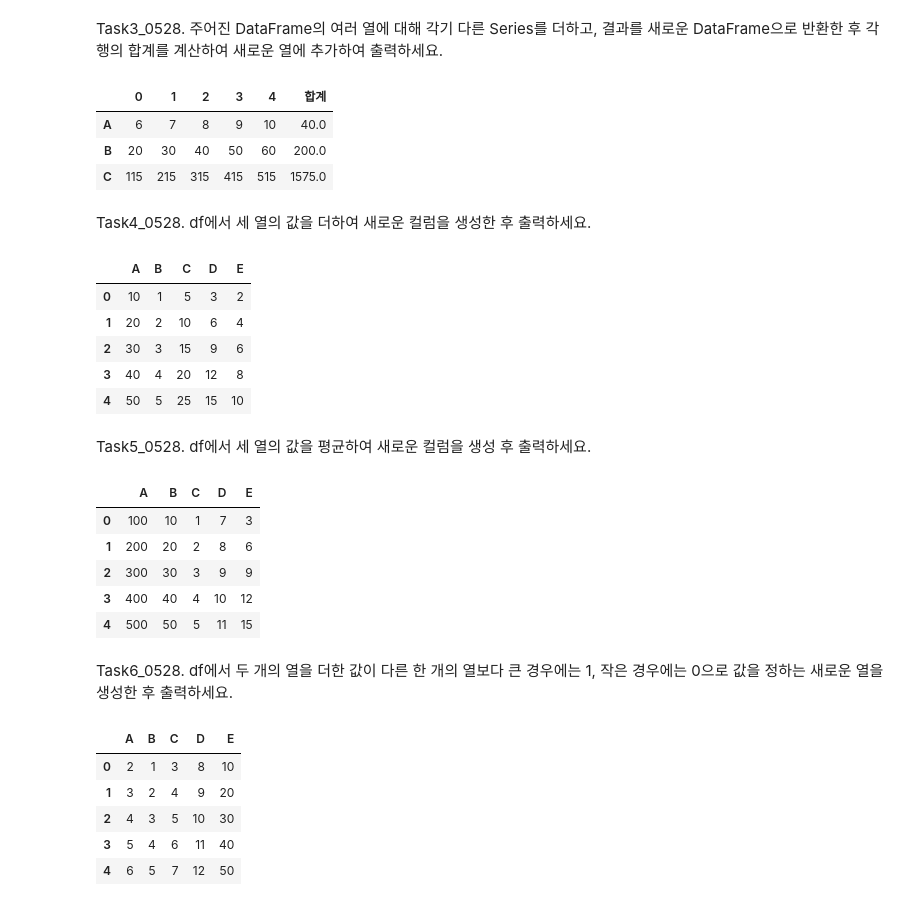
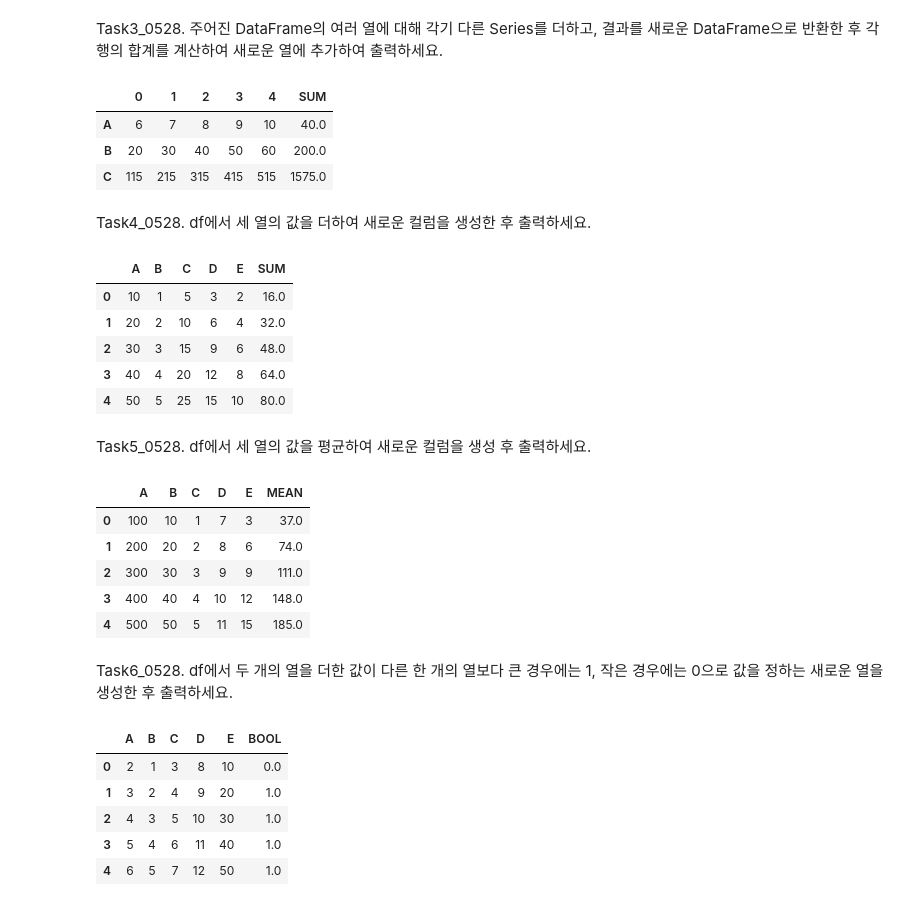
Before and after one commit to Kimhang-KDT/kita_2404, a Jupyter notebook: m3_분석 라이브러리/m3_20240528_Task.ipynb, the cells around one changed output. Saved outputs shown, nothing was run; the diff lists cells and outputs as text; code cells hidden in the pictures.

```diff
--- a/m3_분석 라이브러리/m3_20240528_Task.ipynb
+++ b/m3_분석 라이브러리/m3_20240528_Task.ipynb
@@ -72,11 +72,11 @@ r3 = df['C'] + s3
 df2 = pd.DataFrame([r1, r2, r3], index=['A', 'B', 'C'])
 
 for i in df2.index:
-  df2.loc[[i], '합계'] = df2.loc[i].sum()
+  df2.loc[i, 'SUM'] = df2.loc[i].sum()
 
 df2
 # %% [output]
-|  | 0 | 1 | 2 | 3 | 4 | 합계 |
+|  | 0 | 1 | 2 | 3 | 4 | SUM |
 | A | 6 | 7 | 8 | 9 | 10 | 40.0 |
 | B | 20 | 30 | 40 | 50 | 60 | 200.0 |
 | C | 115 | 215 | 315 | 415 | 515 | 1575.0 |
@@ -85,24 +85,27 @@ Task4_0528. df에서 세 열의 값을 더하여 새로운 컬럼을 생성한
 # %%
 import pandas as pd
 
 # 데이터프레임 생성
 df = pd.DataFrame({
     "A": [10, 20, 30, 40, 50],
     "B": [1, 2, 3, 4, 5],
     "C": [5, 10, 15, 20, 25],
     "D": [3, 6, 9, 12, 15],
     "E": [2, 4, 6, 8, 10]
 })
 
-df.loc[:,'A':'C'].sum()
+# A와 B와 C컬럼 값을 행마다 각각 더해서 새로운 컬럼에 추가
+for i in df.index:
+  df.loc[i, 'SUM'] = df.loc[i,'A':'C'].sum()
+
 df
 # %% [output]
-|  | A | B | C | D | E |
-| 0 | 10 | 1 | 5 | 3 | 2 |
-| 1 | 20 | 2 | 10 | 6 | 4 |
-| 2 | 30 | 3 | 15 | 9 | 6 |
-| 3 | 40 | 4 | 20 | 12 | 8 |
-| 4 | 50 | 5 | 25 | 15 | 10 |
+|  | A | B | C | D | E | SUM |
+| 0 | 10 | 1 | 5 | 3 | 2 | 16.0 |
+| 1 | 20 | 2 | 10 | 6 | 4 | 32.0 |
+| 2 | 30 | 3 | 15 | 9 | 6 | 48.0 |
+| 3 | 40 | 4 | 20 | 12 | 8 | 64.0 |
+| 4 | 50 | 5 | 25 | 15 | 10 | 80.0 |
 # %% [markdown]
 Task5_0528. df에서 세 열의 값을 평균하여 새로운 컬럼을 생성 후 출력하세요.
 # %%
@@ -117,14 +120,17 @@ df = pd.DataFrame({
     "E": [3, 6, 9, 12, 15]
 })
 
+# A부터 C까지의 값의 평균을 새로운 컬럼에 추가
+for i in df.index:
+  df.loc[i, 'MEAN'] = df.loc[i, 'A':'C'].mean()
 df
 # %% [output]
-|  | A | B | C | D | E |
-| 0 | 100 | 10 | 1 | 7 | 3 |
-| 1 | 200 | 20 | 2 | 8 | 6 |
-| 2 | 300 | 30 | 3 | 9 | 9 |
-| 3 | 400 | 40 | 4 | 10 | 12 |
-| 4 | 500 | 50 | 5 | 11 | 15 |
+|  | A | B | C | D | E | MEAN |
+| 0 | 100 | 10 | 1 | 7 | 3 | 37.0 |
+| 1 | 200 | 20 | 2 | 8 | 6 | 74.0 |
+| 2 | 300 | 30 | 3 | 9 | 9 | 111.0 |
+| 3 | 400 | 40 | 4 | 10 | 12 | 148.0 |
+| 4 | 500 | 50 | 5 | 11 | 15 | 185.0 |
 # %% [markdown]
 Task6_0528. df에서 두 개의 열을 더한 값이 다른 한 개의 열보다 큰 경우에는 1, 작은 경우에는 0으로 값을 정하는 새로운 열을 생성한 후 출력하세요.
 # %%
@@ -139,11 +145,16 @@ df = pd.DataFrame({
     "E": [10, 20, 30, 40, 50]
 })
 
+for i in df.index:
+  cp = df.loc[i, 'A':'B'].sum()
+
+  df.loc[i, 'BOOL'] = 1 if cp > df.loc[i, 'C'] else 0
+
 df
 # %% [output]
-|  | A | B | C | D | E |
-| 0 | 2 | 1 | 3 | 8 | 10 |
-| 1 | 3 | 2 | 4 | 9 | 20 |
-| 2 | 4 | 3 | 5 | 10 | 30 |
-| 3 | 5 | 4 | 6 | 11 | 40 |
-| 4 | 6 | 5 | 7 | 12 | 50 |
+|  | A | B | C | D | E | BOOL |
+| 0 | 2 | 1 | 3 | 8 | 10 | 0.0 |
+| 1 | 3 | 2 | 4 | 9 | 20 | 1.0 |
+| 2 | 4 | 3 | 5 | 10 | 30 | 1.0 |
+| 3 | 5 | 4 | 6 | 11 | 40 | 1.0 |
+| 4 | 6 | 5 | 7 | 12 | 50 | 1.0 |
```
